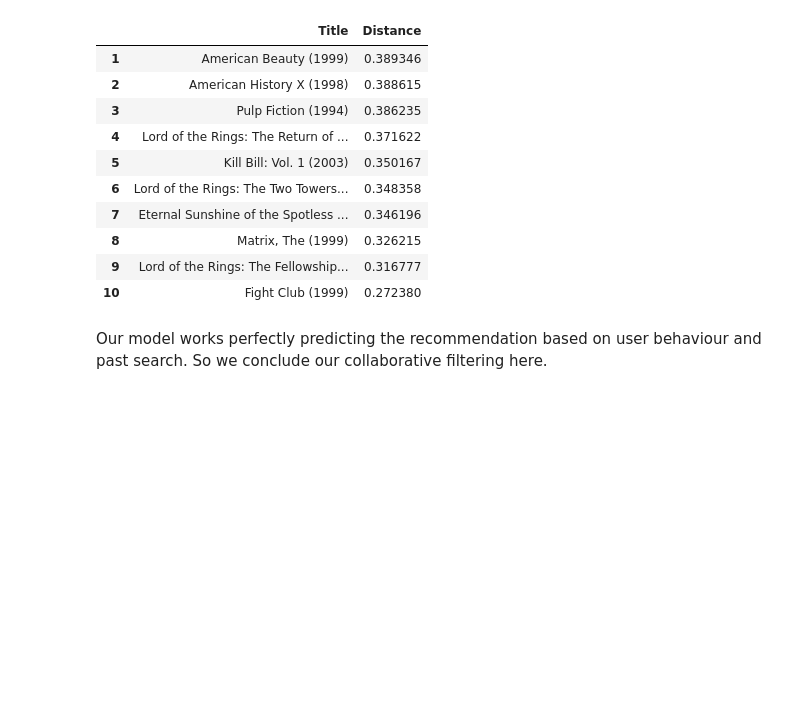
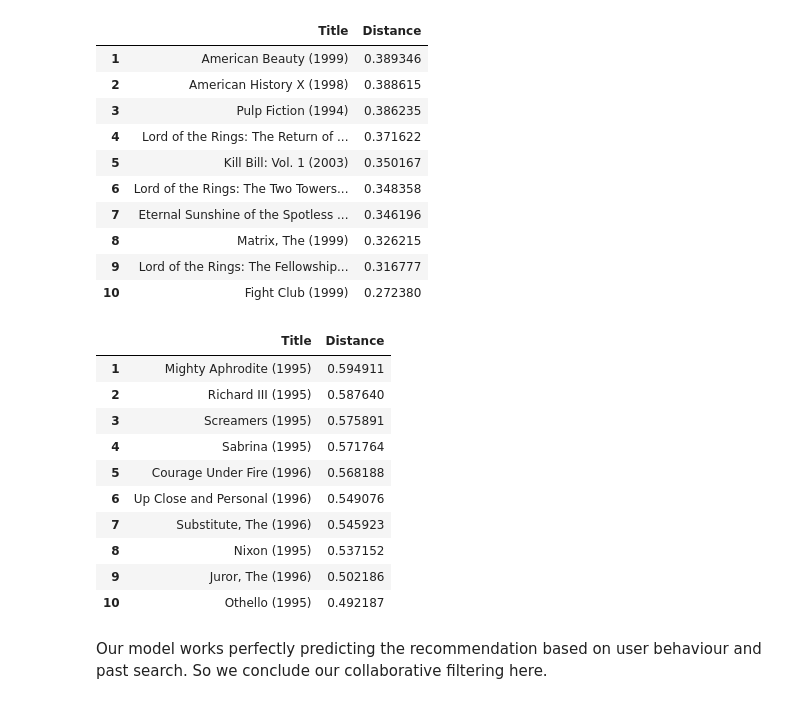
Before and after one commit to ibraAbouZahr/Recommender-System, a Jupyter notebook: collaborative-recommendation.ipynb, the cells around one changed output. Saved outputs shown, nothing was run; the diff lists cells and outputs as text; code cells hidden in the pictures; blank space fills up the shorter version.

```diff
--- a/collaborative-recommendation.ipynb
+++ b/collaborative-recommendation.ipynb
@@ -271,6 +304,20 @@ get_movie_recommendation('Memento')
 | 8 | Matrix, The (1999) | 0.326215 |
 | 9 | Lord of the Rings: The Fellowship... | 0.316777 |
 | 10 | Fight Club (1999) | 0.272380 |
+# %%
+get_movie_recommendation('City Hall')
+# %% [output]
+|  | Title | Distance |
+| 1 | Mighty Aphrodite (1995) | 0.594911 |
+| 2 | Richard III (1995) | 0.587640 |
+| 3 | Screamers (1995) | 0.575891 |
+| 4 | Sabrina (1995) | 0.571764 |
+| 5 | Courage Under Fire (1996) | 0.568188 |
+| 6 | Up Close and Personal (1996) | 0.549076 |
+| 7 | Substitute, The (1996) | 0.545923 |
+| 8 | Nixon (1995) | 0.537152 |
+| 9 | Juror, The (1996) | 0.502186 |
+| 10 | Othello (1995) | 0.492187 |
 # %% [markdown]
 Our model works perfectly predicting the recommendation based on user behaviour and past search. So we conclude our
 collaborative filtering here.
```
Also changed, not shown: parts of 10 cells of this notebook, 5 other files.
